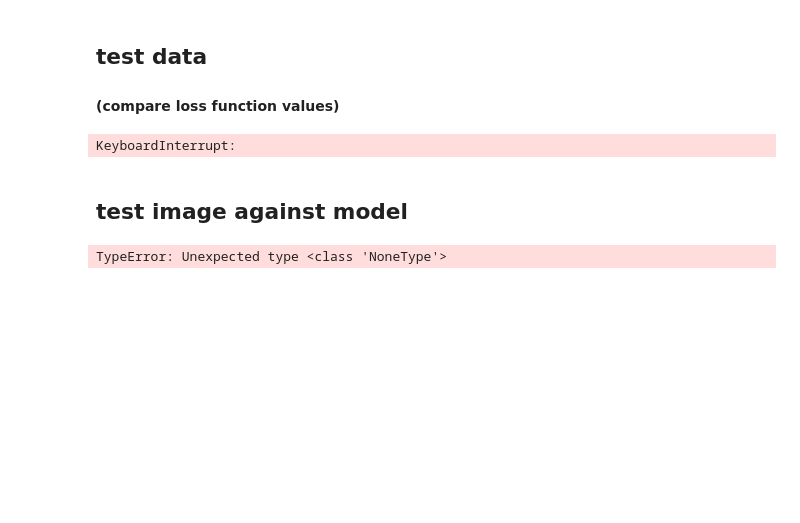
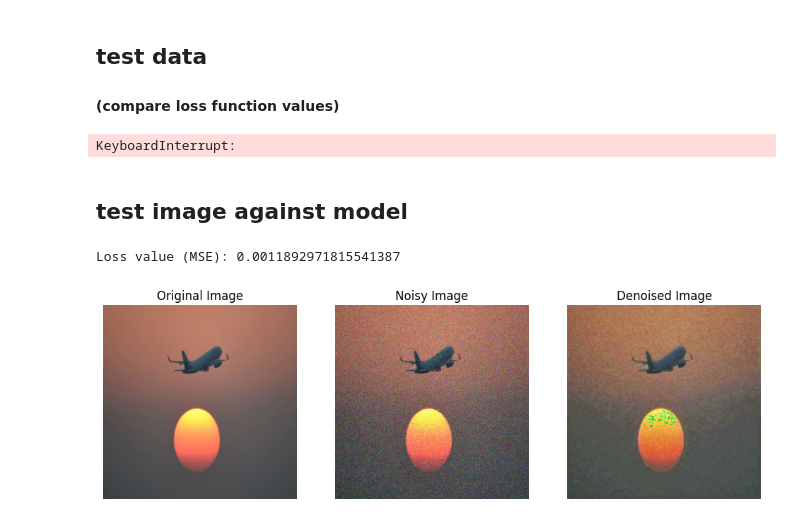
Before and after one commit to GTestaa/industrial-vision, a Jupyter notebook: test123.ipynb, the cells around one changed output. Drawn from its saved outputs; the diff is of its cells as text; code cells hidden in the pictures; blank space fills up the shorter version.

```diff
--- a/test123.ipynb
+++ b/test123.ipynb
@@ -406,6 +405,8 @@ import torch.nn.functional as F
 from torchvision import transforms
 from io import BytesIO
 import matplotlib.pyplot as plt
+
+device = torch.device("cuda" if torch.cuda.is_available() else "cpu")
 
 # Additional function to convert tensor to PIL Image for visualization
 def tensor_to_pil(tensor):
@@ -445,7 +446,7 @@ def denoise_image(image):
         # Add any other preprocessing (e.g., normalization)
     ])
 
-    input_tensor = preprocess(image).unsqueeze(0)  # Add batch dimension
+    input_tensor = preprocess(image).to(device).unsqueeze(0)  # Add batch dimension
     with torch.no_grad():
         output = model(input_tensor)
     return output.squeeze(0)  # Remove batch dimension
@@ -461,37 +462,38 @@ def process_image(image_url, noise_level):
         transforms.Resize((256, 256)),
         transforms.ToTensor(),
     ])
-    original_image_tensor = preprocess(original_image)
+    original_image_tensor = preprocess(original_image).to(device)
 
     denoised_image_tensor = denoise_image(noisy_image)
     denoised_image = tensor_to_pil(denoised_image_tensor)
 
     # Compute loss
     loss = F.mse_loss(denoised_image_tensor, original_image_tensor)
     print(f"Loss value (MSE): {loss.item()}")
 
     # Visualization
     plt.figure(figsize=(12, 4))
     plt.subplot(1, 3, 1)
     plt.imshow(original_image)
     plt.title("Original Image")
     plt.axis('off')
 
     plt.subplot(1, 3, 2)
     plt.imshow(noisy_image)
     plt.title("Noisy Image")
     plt.axis('off')
 
     plt.subplot(1, 3, 3)
     plt.imshow(denoised_image)
     plt.title("Denoised Image")
     plt.axis('off')
 
     plt.show()
 
 
 image_url = input("Enter the URL of the image to denoise: \n")
 noise_level = float(input("Enter the noise level (0-100): \n"))
 process_image(image_url, noise_level)
 # %% [output]
-TypeError: Unexpected type <class 'NoneType'>
+Loss value (MSE): 0.0011892971815541387
+[figure, added]
```
Also changed, not shown: parts of 1 cell of this notebook.
